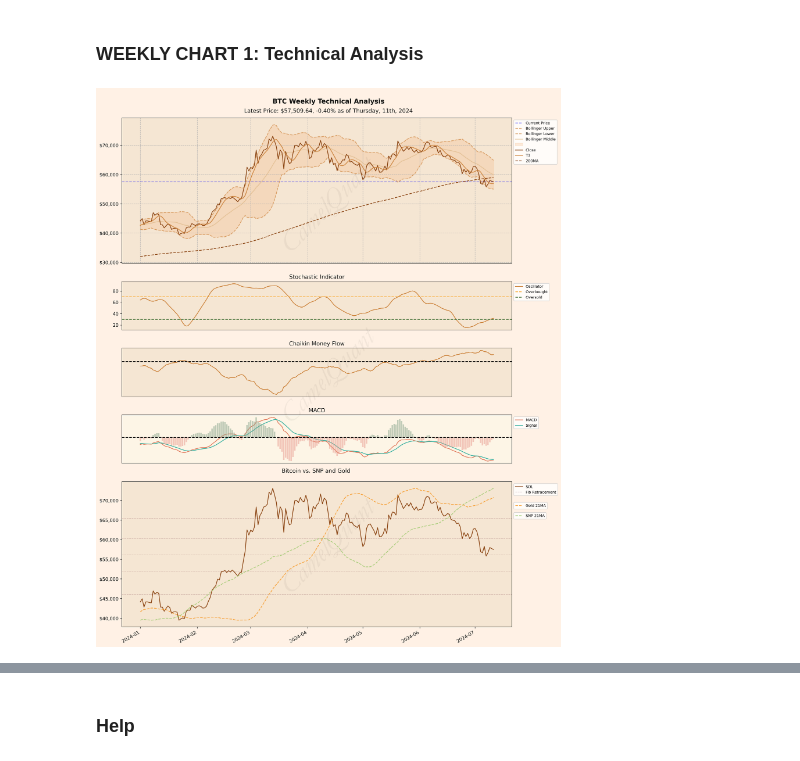
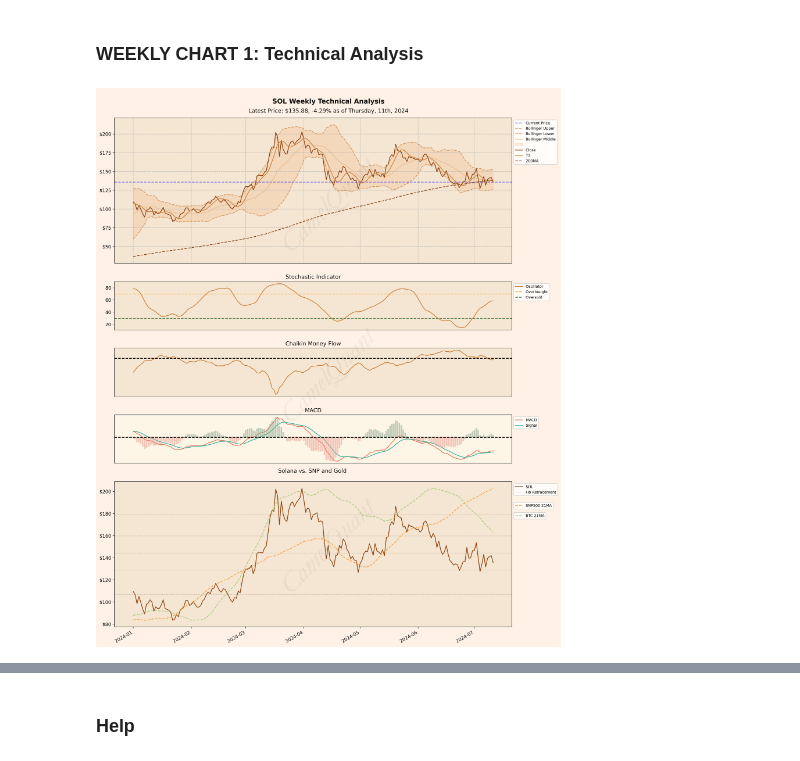
Before and after one commit to NumericCamel/Crypto, a Jupyter notebook: notebooks/Weekly_Technical.ipynb, the cells around one changed output, grey strips where cells are left out. Drawn from its saved outputs; the diff is of its cells as text; code cells hidden in the pictures.

```diff
--- a/notebooks/Weekly_Technical.ipynb
+++ b/notebooks/Weekly_Technical.ipynb
@@ -61,7 +62,7 @@ def camel_ta(df, overlay=True, momentum=True, volume=True):
 
     if volume:
             df['OBV'] = ta.OBV(df.Close, df.Volume)
-            df['CMF'] = ta.ADOSC(df.High, df.Low, df.Close, df.Volume, 20)
+            df['CMF'] = ta.ADOSC(df.High, df.Low, df.Close, df.Volume, 21)
 
     return df
 
@@ -390,7 +391,7 @@ def plot_technical_analysis(main, comp1, comp2, levels, ratio, dpi, mods=None, f
     formatted_date = latest_date_formatted.strftime(f'%A, {ordinal_suffix(latest_date_formatted.day)}, %Y')
     pct_change = (main.Close.iloc[-1] / main.Close.iloc[-2]) -1
 
-    main_title = '\n BTC Weekly Technical Analysis \n \n '
+    main_title = '\n SOL Weekly Technical Analysis \n \n '
     subtitle = f'Latest Price: ${latest_price:,.2f}, {pct_change:.2%} as of {formatted_date}'
 
     # Create subplots
@@ -481,7 +482,7 @@ def plot_technical_analysis(main, comp1, comp2, levels, ratio, dpi, mods=None, f
         ax41.plot(comp2.Date, comp2['21MA'], color='#f78800', linestyle='--', alpha=0.7)
 
         # Setting the title and subtitle
-        ax[current_ax].set_title('Bitcoin vs. SNP and Gold \n', color='#11100f')
+        ax[current_ax].set_title('Solana vs. SNP and Gold \n', color='#11100f')
         #ax[current_ax].text(0.5, 1.05, 'Similarity in price movement', horizontalalignment='center',
                             #verticalalignment='center', transform=ax[current_ax].transAxes,
                             #color='#11100f', fontsize=8)
@@ -501,8 +502,8 @@ def plot_technical_analysis(main, comp1, comp2, levels, ratio, dpi, mods=None, f
 
         # Adding horizontal lines for Fibonacci levels
         # Calculate the highest high and lowest low
-        high = np.max(btc_c.High)
-        low = np.min(btc_c.Low)
+        high = np.max(main.High)
+        low = np.min(main.Low)
 
         # Calculate the Fibonacci retracement levels
         diff = high - low
@@ -510,37 +511,37 @@ def plot_technical_analysis(main, comp1, comp2, levels, ratio, dpi, mods=None, f
         level_38_2 = high - diff * 0.382
         level_50 = high - diff * 0.5
         level_61_8 = high - diff * 0.618
         level_78_6 = high - diff * 0.786
 
         #make a list
         levels = [level_23_6, level_38_2, level_50, level_61_8, level_78_6]
 
         for center in levels:
             ax[current_ax].axhline(y=center, color='#520018', linestyle='--', linewidth=1, alpha=0.2)
 
         # Adding legends
         ax[current_ax].legend(['SOL','Fib Retracement'], fontsize=8, loc='upper left', bbox_to_anchor=(1, 1))
-        ax4.legend(['SNP 21MA'], fontsize=8, loc='upper left', bbox_to_anchor=(1, 0.8))
-        ax41.legend(['Gold 21MA','Gold Lag'], fontsize=8, loc='upper left', bbox_to_anchor=(1, 0.87))
+        ax4.legend(['BTC 21MA'], fontsize=8, loc='upper left', bbox_to_anchor=(1, 0.8))
+        ax41.legend(['SNP500 21MA','Gold Lag'], fontsize=8, loc='upper left', bbox_to_anchor=(1, 0.87))
 
 
         # Setting the face color of the main plot
         ax[current_ax].set_facecolor('#F5E6D3')
 
     # Add watermarks
     fig.text(0.5, 0.7, 'CamelQuant', ha='center',fontsize=60, color='#11100f', fontdict={'family': 'Garamond'}, rotation=45, alpha=0.05, style='italic', fontweight='bold')
     fig.text(0.5, 0.4, 'CamelQuant', ha='center',fontsize=60, color='#11100f', fontdict={'family': 'Garamond'}, rotation=45, alpha=0.05, style='italic', fontweight='bold')
     fig.text(0.5, 0.10, 'CamelQuant', ha='center',fontsize=60, color='#11100f', fontdict={'family': 'Garamond'}, rotation=45, alpha=0.05, style='italic', fontweight='bold')
 
     fig.set_facecolor('#fff1e5')
     plt.tight_layout()
 
     return fig, ax
 
-fig, ax = plot_technical_analysis(btc_c, snp_c, gold_c, [0, 0.5, 1], mods=mods, figsize=(size), ratio = ratioo, dpi = dpi)
+fig, ax = plot_technical_analysis(sol_c, btc_c, snp_c, [0, 0.5, 1], mods=mods, figsize=(size), ratio = ratioo, dpi = dpi)
 plt.show()
 # %% [output]
-[figure, old version]
+[figure, new version]
 # %%
 gold_ta
 # %% [output]
```
Also changed, not shown: parts of 2 cells of this notebook, 1 other file.
